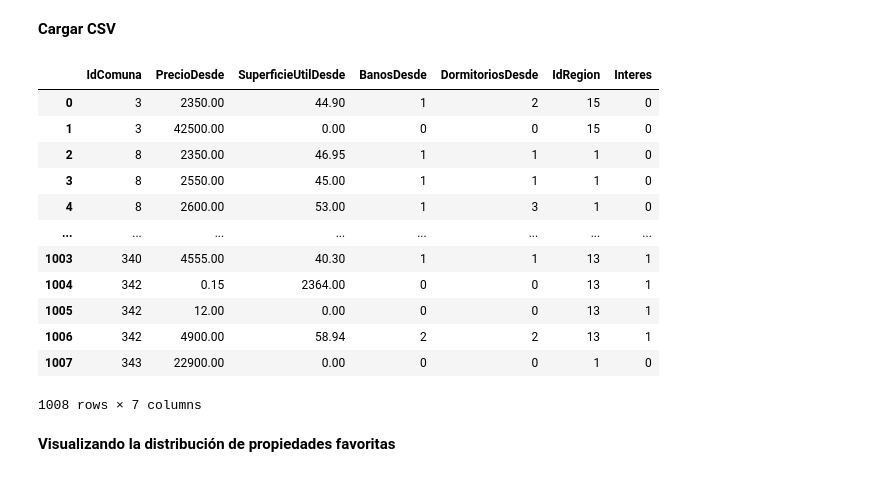
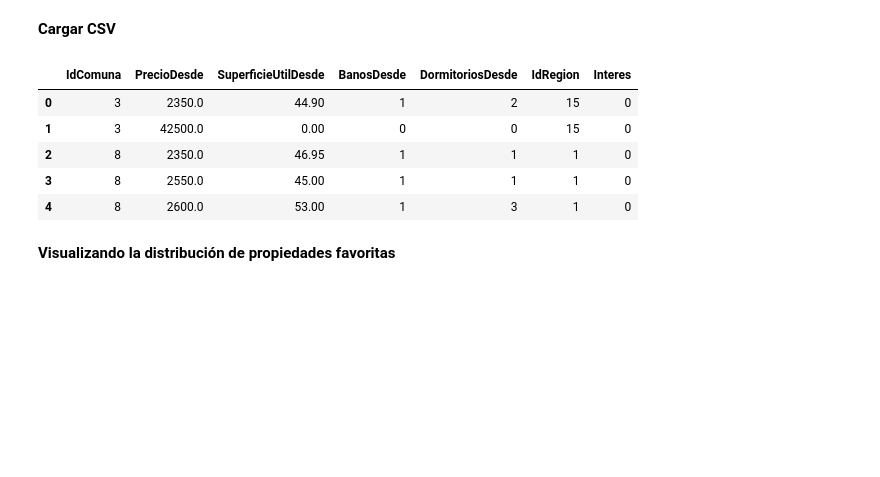
Before and after one commit to ns4lin4s/data_science, a Jupyter notebook: suggest_properties_tree_decision.ipynb, the cells around one changed output. Saved outputs shown, nothing was run; the diff lists cells and outputs as text; code cells hidden in the pictures; blank space fills up the shorter version.

```diff
--- a/suggest_properties_tree_decision.ipynb
+++ b/suggest_properties_tree_decision.ipynb
@@ -15,21 +15,14 @@ pd.options.mode.chained_assignment = None
 **Cargar CSV**
 # %%
 df = pd.read_csv('propiedades_favoritas.csv')
-df
+df.head()
 # %% [output]
 |  | IdComuna | PrecioDesde | SuperficieUtilDesde | BanosDesde | DormitoriosDesde | IdRegion | Interes |
-| 0 | 3 | 2350.00 | 44.90 | 1 | 2 | 15 | 0 |
-| 1 | 3 | 42500.00 | 0.00 | 0 | 0 | 15 | 0 |
-| 2 | 8 | 2350.00 | 46.95 | 1 | 1 | 1 | 0 |
-| 3 | 8 | 2550.00 | 45.00 | 1 | 1 | 1 | 0 |
-| 4 | 8 | 2600.00 | 53.00 | 1 | 3 | 1 | 0 |
-| ... | ... | ... | ... | ... | ... | ... | ... |
-| 1003 | 340 | 4555.00 | 40.30 | 1 | 1 | 13 | 1 |
-| 1004 | 342 | 0.15 | 2364.00 | 0 | 0 | 13 | 1 |
-| 1005 | 342 | 12.00 | 0.00 | 0 | 0 | 13 | 1 |
-| 1006 | 342 | 4900.00 | 58.94 | 2 | 2 | 13 | 1 |
-| 1007 | 343 | 22900.00 | 0.00 | 0 | 0 | 1 | 0 |
+| 0 | 3 | 2350.0 | 44.90 | 1 | 2 | 15 | 0 |
+| 1 | 3 | 42500.0 | 0.00 | 0 | 0 | 15 | 0 |
+| 2 | 8 | 2350.0 | 46.95 | 1 | 1 | 1 | 0 |
+| 3 | 8 | 2550.0 | 45.00 | 1 | 1 | 1 | 0 |
+| 4 | 8 | 2600.0 | 53.00 | 1 | 3 | 1 | 0 |
-1008 rows × 7 columns
 # %% [markdown]
 **Visualizando la distribución de propiedades favoritas**
 # %%
```
Also changed, not shown: parts of 5 cells of this notebook.
